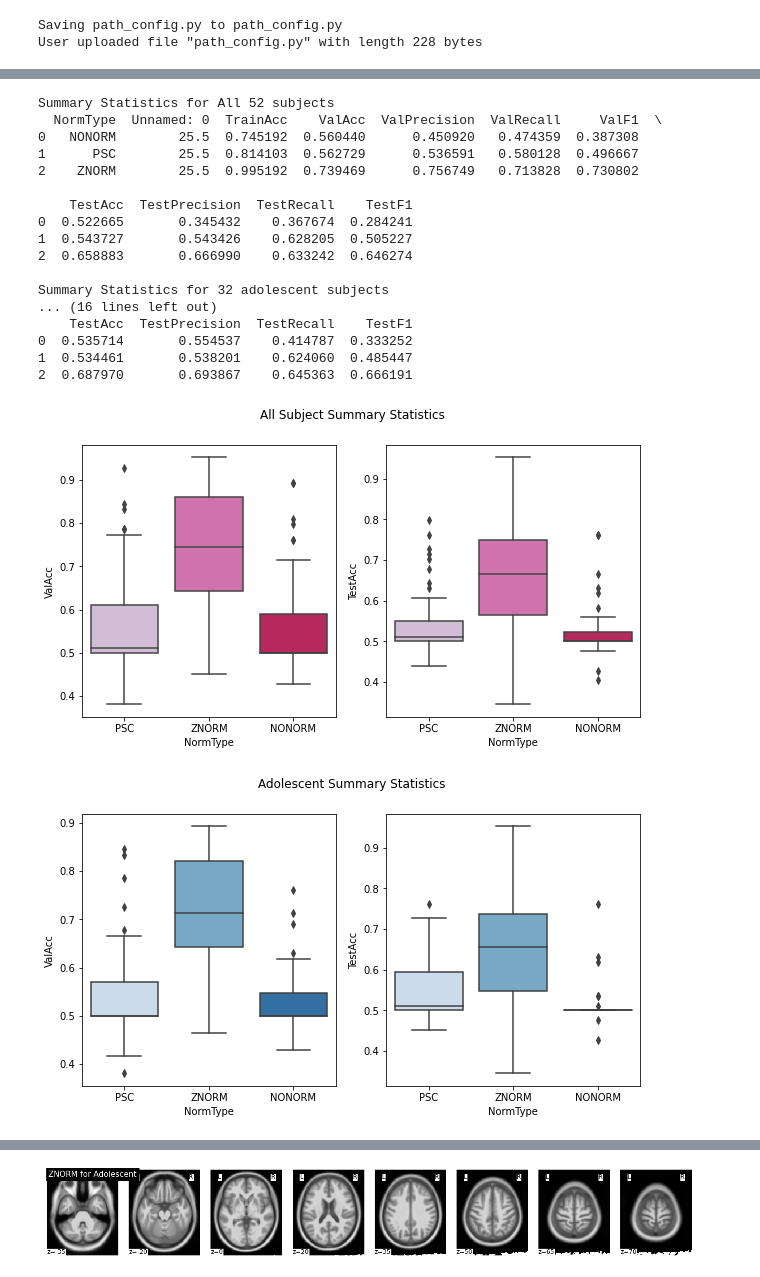
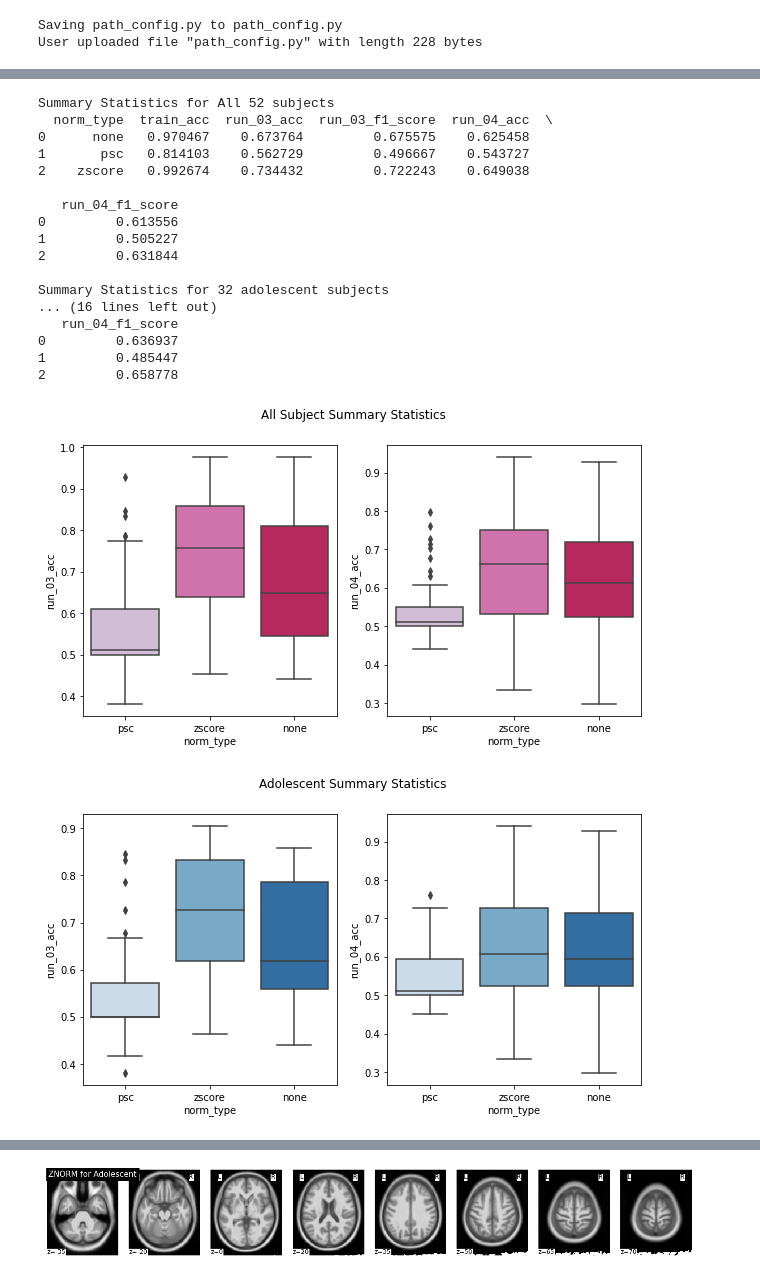
Before and after one commit to staceybeck/teambrainiac, a Jupyter notebook: source/DataExplorationVisuals.ipynb, the cells around one changed output, grey strips where cells are left out. Drawn from its saved outputs; the diff is of its cells as text; code cells hidden in the pictures.

```diff
--- a/source/DataExplorationVisuals.ipynb
+++ b/source/DataExplorationVisuals.ipynb
@@ -95,6 +100,7 @@ subject_ids = data_path_dict['subject_ID']
 # %%
-##load dictionary to open normalization paths for csv files and adolescent and young adult model/results
-path_dict = open_pickle('/content/drive/My Drive/data/dataexploration/norm_data_paths.pkl')
+##load normalization results
+norm_results_df = pd.read_csv('/content/drive/My Drive/data/dataexploration/rbf_exploration/accuracy_results.csv')
+#load normalization models
+subject_models = open_pickle('/content/drive/My Drive/data/dataexploration/rbf_exploration/norm_models.pkl')
 ##load cross validation results
-#cv_results_expanded = open_pickle('/content/drive/My Drive/data/dataexploration/cv_results_ZNORM_expanded.pkl')
-cv_results_expanded_ovo = open_pickle('/content/drive/My Drive/data/dataexploration/cv_results_ZNORM_expanded_ovo.pkl')
+cv_results_expanded = open_pickle('/content/drive/My Drive/data/dataexploration/cross_validation_results/cv_results.pkl')
@@ -123,0 +107,3 @@ for key in path_dict.keys():
+# %%
+norm_results_df.drop(columns=['Unnamed: 0'],inplace=True)
+norm_results_df
@@ -124,66 +146,66 @@ for key in path_dict.keys():
 # %%
 ##create summary statistics for the three df (all,adolescent,young adult)
 ##all 52 subjects
-stats_norm_all = all_final_df.groupby(['NormType']).mean()
+stats_norm_all = norm_results_df.groupby(['norm_type']).mean()
 stats_norm_all.reset_index(inplace=True) #reset index
-stats_norm_all.to_csv('/content/drive/My Drive/data/dataexploration/all_final_summary_normalizations.csv') ##save to csv
+stats_norm_all.to_csv('/content/drive/My Drive/data/dataexploration/rbf_exploration/all_final_summary_normalizations.csv') ##save to csv
 print('Summary Statistics for All 52 subjects')
 print(stats_norm_all.head())
 print("")
 ##adolescent
-stats_norm_adol = adol_final_df.groupby(['NormType']).mean()
+stats_norm_adol = adol_final_df.groupby(['norm_type']).mean()
 stats_norm_adol.reset_index(inplace=True) #reset index
-stats_norm_adol.to_csv('/content/drive/My Drive/data/dataexploration/adol_final_summary_normalizations.csv') ##save to csv
+stats_norm_adol.to_csv('/content/drive/My Drive/data/dataexploration/rbf_exploration/adol_final_summary_normalizations.csv') ##save to csv
 print('Summary Statistics for 32 adolescent subjects')
 print(stats_norm_adol.head())
 print("")
 ##young adult
-stats_norm_ya = ya_final_df.groupby(['NormType']).mean()
+stats_norm_ya = ya_final_df.groupby(['norm_type']).mean()
 stats_norm_ya.reset_index(inplace=True) #reset index
-stats_norm_ya.to_csv('/content/drive/My Drive/data/dataexploration/ya_final_summary_normalizations.csv') ##save to csv
+stats_norm_ya.to_csv('/content/drive/My Drive/data/dataexploration/rbf_exploration/ya_final_summary_normalizations.csv') ##save to csv
 print('Summary Statistics for 19 young adult subjects')
 print(stats_norm_ya.head())
 print("")
 # %% [output]
 Summary Statistics for All 52 subjects
-  NormType  Unnamed: 0  TrainAcc    ValAcc  ValPrecision  ValRecall     ValF1  \
-0   NONORM        25.5  0.745192  0.560440      0.450920   0.474359  0.387308
-1      PSC        25.5  0.814103  0.562729      0.536591   0.580128  0.496667
-2    ZNORM        25.5  0.995192  0.739469      0.756749   0.713828  0.730802
+  norm_type  train_acc  run_03_acc  run_03_f1_score  run_04_acc  \
+0      none   0.970467    0.673764         0.675575    0.625458
+1       psc   0.814103    0.562729         0.496667    0.543727
+2    zscore   0.992674    0.734432         0.722243    0.649038
 
-    TestAcc  TestPrecision  TestRecall    TestF1
-0  0.522665       0.345432    0.367674  0.284241
-1  0.543727       0.543426    0.628205  0.505227
-2  0.658883       0.666990    0.633242  0.646274
+   run_04_f1_score
+0         0.613556
+1         0.505227
+2         0.631844
 
 Summary Statistics for 32 adolescent subjects
 ... (16 lines left out)
-    TestAcc  TestPrecision  TestRecall    TestF1
-0  0.535714       0.554537    0.414787  0.333252
-1  0.534461       0.538201    0.624060  0.485447
-2  0.687970       0.693867    0.645363  0.666191
+   run_04_f1_score
+0         0.636937
+1         0.485447
+2         0.658778
 # %%
 ##create box plots accross all subjects
-column_names = ['ValAcc','TestAcc'] #grab columns I want to plot
+column_names = ['run_03_acc','run_04_acc'] #grab columns I want to plot
 fig,axes=plt.subplots(1,2,figsize=(10,5)) #get figure size
-sns.boxplot(x='NormType',y='ValAcc',data=all_final_df, ax=axes[0],palette='PuRd') #plot val scroes
-sns.boxplot(x='NormType',y='TestAcc',data=all_final_df, ax=axes[1],palette='PuRd')  #plot test scores
+sns.boxplot(x='norm_type',y='run_03_acc',data=norm_results_df, ax=axes[0],palette='PuRd') #plot val scroes
+sns.boxplot(x='norm_type',y='run_04_acc',data=norm_results_df, ax=axes[1],palette='PuRd')  #plot test scores
 fig.suptitle('All Subject Summary Statistics')
 plt.show()
-fig.savefig('/content/drive/My Drive/data/dataexploration/all_subject_norm.png')
+fig.savefig('/content/drive/My Drive/data/dataexploration/rbf_exploration/all_subject_norm.png')
 # %% [output]
-[figure, old version]
+[figure, new version]
 # %%
 ##create box plots for adolescent
 column_names = ['ValAcc','TestAcc'] #grab columns I want to plot
 fig,axes=plt.subplots(1,2,figsize=(10,5)) #get figure size
-sns.boxplot(x='NormType',y='ValAcc',data=adol_final_df, ax=axes[0],palette='Blues') #plot val scroes
-sns.boxplot(x='NormType',y='TestAcc',data=adol_final_df, ax=axes[1],palette='Blues')  #plot test scores
+sns.boxplot(x='norm_type',y='run_03_acc',data=adol_final_df, ax=axes[0],palette='Blues') #plot val scroes
+sns.boxplot(x='norm_type',y='run_04_acc',data=adol_final_df, ax=axes[1],palette='Blues')  #plot test scores
 fig.suptitle('Adolescent Summary Statistics')
 plt.show()
 fig.savefig('/content/drive/My Drive/data/dataexploration/adolescent_norm.png')
 # %% [output]
-[figure, old version]
+[figure, new version]
 # %%
 ##create box plots for ya
 column_names = ['ValAcc','TestAcc'] #grab columns I want to plot
```
Also changed, not shown: parts of 33 cells of this notebook.
